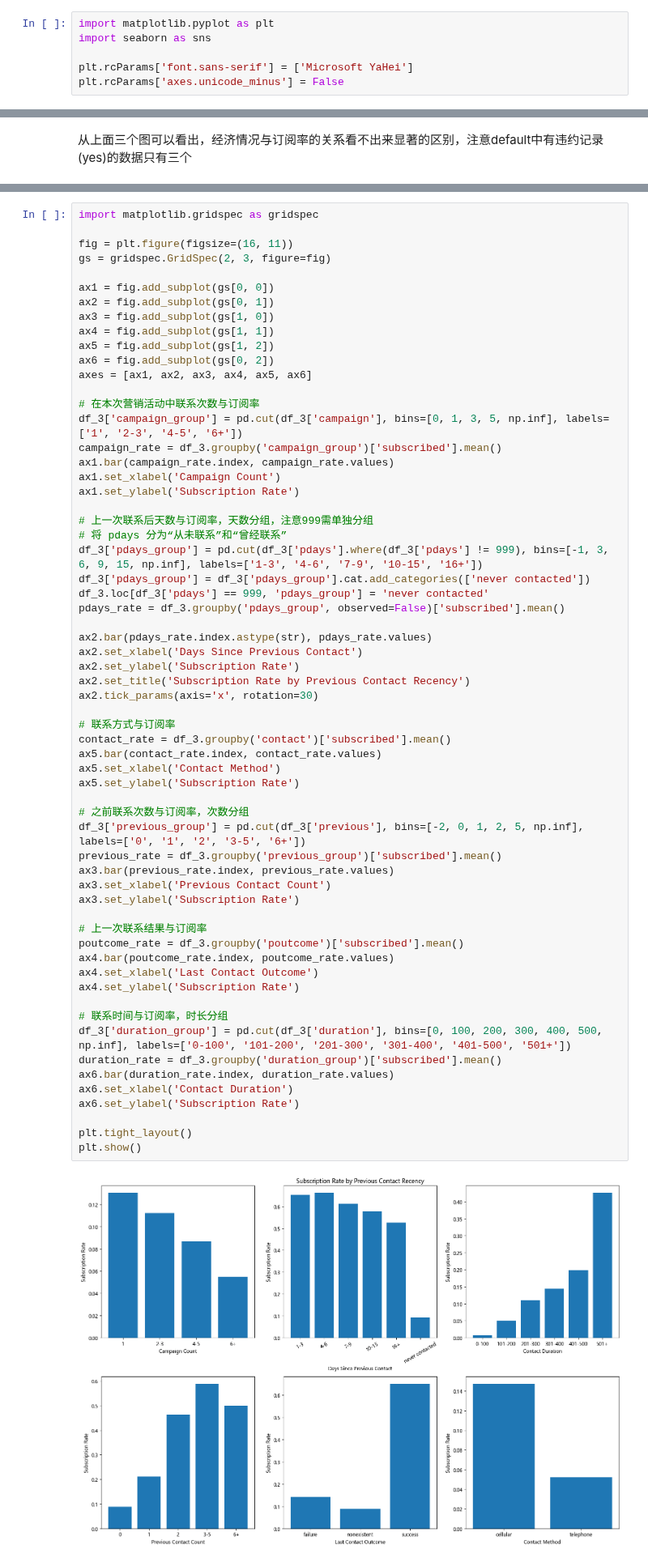
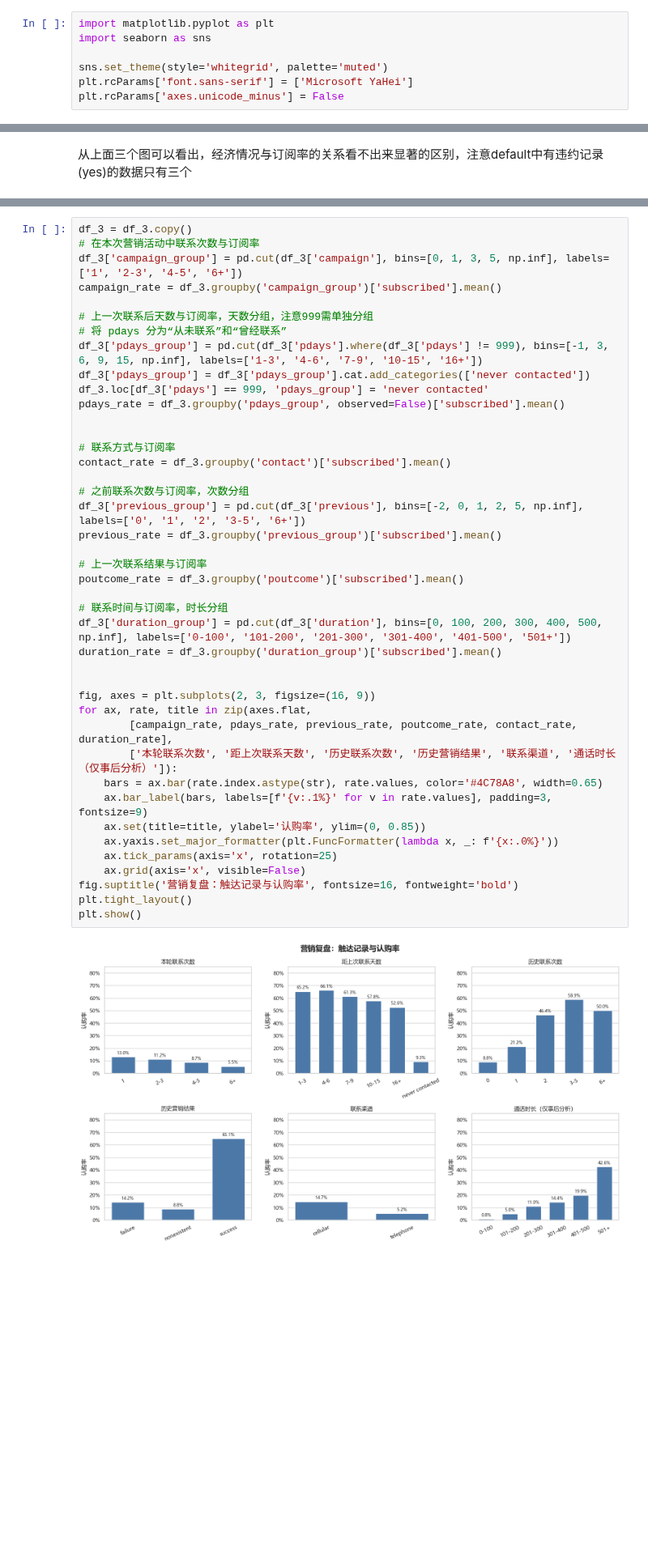
Before and after one commit to byyears/Bank-Marketing-Prediction, a Jupyter notebook: 简要分析.ipynb, the cells around one changed output, grey strips where cells are left out. Shown at 81% size. Saved outputs shown, nothing was run; the diff lists cells and outputs as text; blank space fills up the shorter version.

```diff
--- a/简要分析.ipynb
+++ b/简要分析.ipynb
@@ -165,6 +165,7 @@ Name: count, dtype: int64
 import matplotlib.pyplot as plt
 import seaborn as sns
 
+sns.set_theme(style='whitegrid', palette='muted')
 plt.rcParams['font.sans-serif'] = ['Microsoft YaHei']
 plt.rcParams['axes.unicode_minus'] = False
 # %%
@@ -316,69 +290,49 @@ pdays
 20         1
 Name: count, dtype: int64
 # %%
-import matplotlib.gridspec as gridspec
-
-fig = plt.figure(figsize=(16, 11))
-gs = gridspec.GridSpec(2, 3, figure=fig)
-
-ax1 = fig.add_subplot(gs[0, 0])
-ax2 = fig.add_subplot(gs[0, 1])
-ax3 = fig.add_subplot(gs[1, 0])
-ax4 = fig.add_subplot(gs[1, 1])
-ax5 = fig.add_subplot(gs[1, 2])
-ax6 = fig.add_subplot(gs[0, 2])
-axes = [ax1, ax2, ax3, ax4, ax5, ax6]
-
+df_3 = df_3.copy()
 # 在本次营销活动中联系次数与订阅率
 df_3['campaign_group'] = pd.cut(df_3['campaign'], bins=[0, 1, 3, 5, np.inf], labels=['1', '2-3', '4-5', '6+'])
 campaign_rate = df_3.groupby('campaign_group')['subscribed'].mean()
-ax1.bar(campaign_rate.index, campaign_rate.values)
-ax1.set_xlabel('Campaign Count')
-ax1.set_ylabel('Subscription Rate')
 
 # 上一次联系后天数与订阅率，天数分组，注意999需单独分组
 # 将 pdays 分为“从未联系”和“曾经联系”
 df_3['pdays_group'] = pd.cut(df_3['pdays'].where(df_3['pdays'] != 999), bins=[-1, 3, 6, 9, 15, np.inf], labels=['1-3', '4-6', '7-9', '10-15', '16+'])
 df_3['pdays_group'] = df_3['pdays_group'].cat.add_categories(['never contacted'])
 df_3.loc[df_3['pdays'] == 999, 'pdays_group'] = 'never contacted'
 pdays_rate = df_3.groupby('pdays_group', observed=False)['subscribed'].mean()
 
-ax2.bar(pdays_rate.index.astype(str), pdays_rate.values)
-ax2.set_xlabel('Days Since Previous Contact')
-ax2.set_ylabel('Subscription Rate')
-ax2.set_title('Subscription Rate by Previous Contact Recency')
-ax2.tick_params(axis='x', rotation=30)
 
 # 联系方式与订阅率
 contact_rate = df_3.groupby('contact')['subscribed'].mean()
-ax5.bar(contact_rate.index, contact_rate.values)
-ax5.set_xlabel('Contact Method')
-ax5.set_ylabel('Subscription Rate')
 
 # 之前联系次数与订阅率，次数分组
 df_3['previous_group'] = pd.cut(df_3['previous'], bins=[-2, 0, 1, 2, 5, np.inf], labels=['0', '1', '2', '3-5', '6+'])
 previous_rate = df_3.groupby('previous_group')['subscribed'].mean()
-ax3.bar(previous_rate.index, previous_rate.values)
-ax3.set_xlabel('Previous Contact Count')
-ax3.set_ylabel('Subscription Rate')
 
 # 上一次联系结果与订阅率
 poutcome_rate = df_3.groupby('poutcome')['subscribed'].mean()
-ax4.bar(poutcome_rate.index, poutcome_rate.values)
-ax4.set_xlabel('Last Contact Outcome')
-ax4.set_ylabel('Subscription Rate')
 
 # 联系时间与订阅率，时长分组
 df_3['duration_group'] = pd.cut(df_3['duration'], bins=[0, 100, 200, 300, 400, 500, np.inf], labels=['0-100', '101-200', '201-300', '301-400', '401-500', '501+'])
 duration_rate = df_3.groupby('duration_group')['subscribed'].mean()
-ax6.bar(duration_rate.index, duration_rate.values)
-ax6.set_xlabel('Contact Duration')
-ax6.set_ylabel('Subscription Rate')
 
+
+fig, axes = plt.subplots(2, 3, figsize=(16, 9))
+for ax, rate, title in zip(axes.flat,
+        [campaign_rate, pdays_rate, previous_rate, poutcome_rate, contact_rate, duration_rate],
+        ['本轮联系次数', '距上次联系天数', '历史联系次数', '历史营销结果', '联系渠道', '通话时长（仅事后分析）']):
+    bars = ax.bar(rate.index.astype(str), rate.values, color='#4C78A8', width=0.65)
+    ax.bar_label(bars, labels=[f'{v:.1%}' for v in rate.values], padding=3, fontsize=9)
+    ax.set(title=title, ylabel='认购率', ylim=(0, 0.85))
+    ax.yaxis.set_major_formatter(plt.FuncFormatter(lambda x, _: f'{x:.0%}'))
+    ax.tick_params(axis='x', rotation=25)
+    ax.grid(axis='x', visible=False)
+fig.suptitle('营销复盘：触达记录与认购率', fontsize=16, fontweight='bold')
 plt.tight_layout()
 plt.show()
 # %% [output]
-[figure, old version]
+[figure, new version]
 # %% [markdown]
 可以看出来，营销活动的成功与否以及联系次数对订阅率的影响是较为明显的，注意根据数据集的提示duration应在后续建模时去掉
 # %%
```
Also changed, not shown: parts of 5 cells of this notebook, 3 other files.
